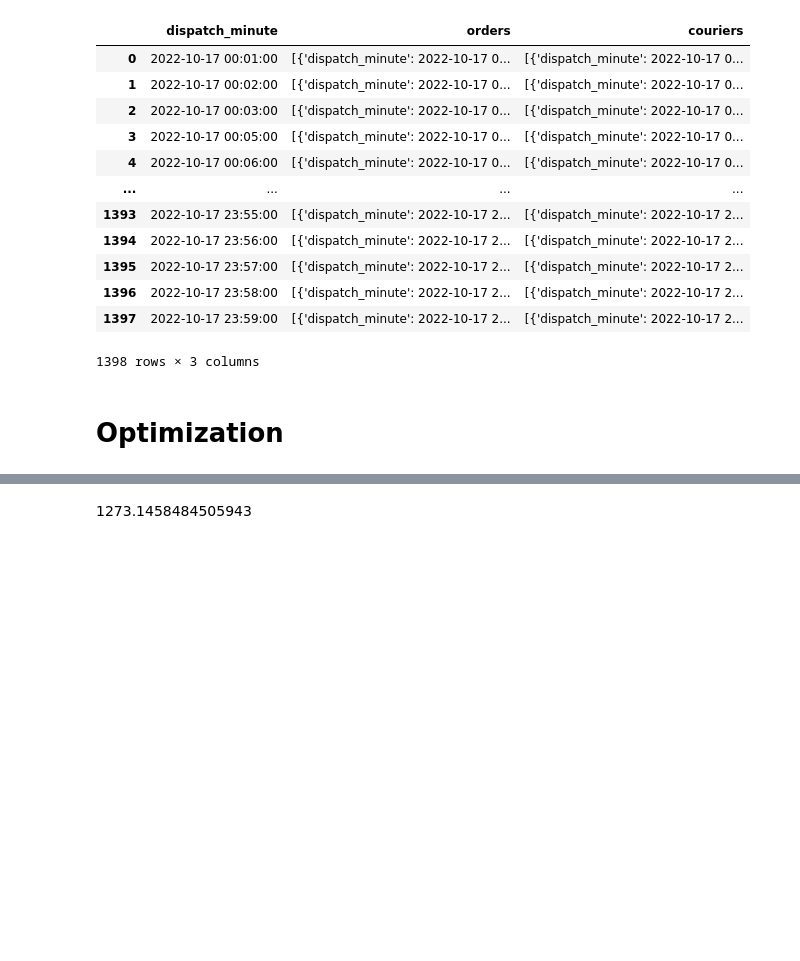
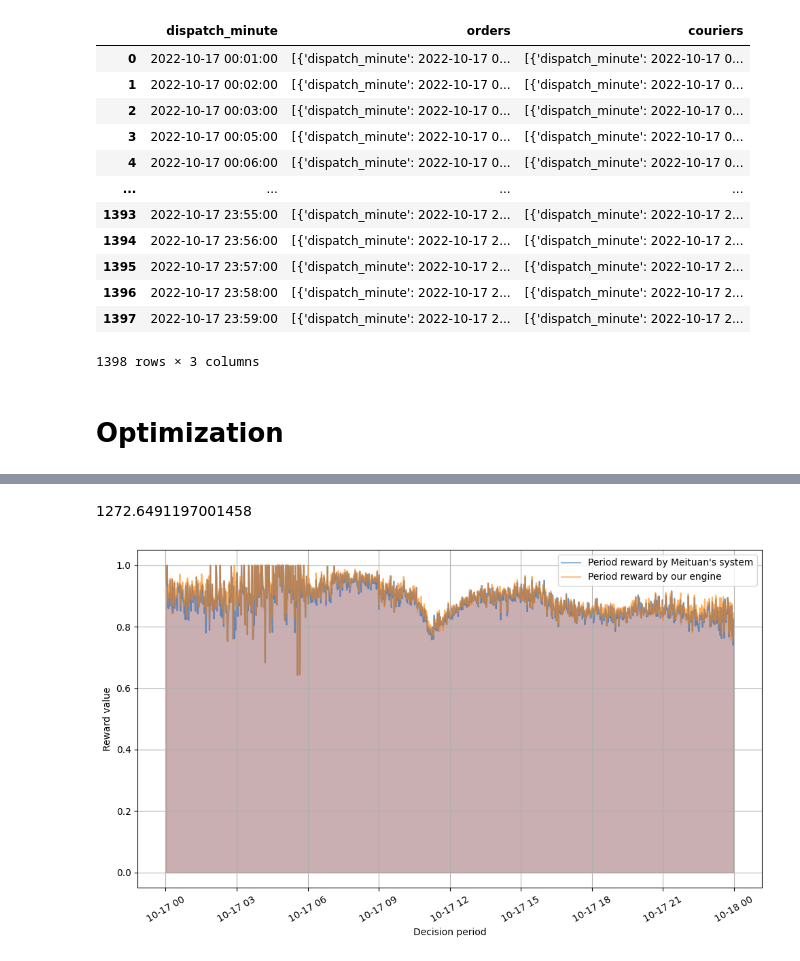
Before and after one commit to nlhphuc/ovgu_scientific_project, a Jupyter notebook: 3.optimization.ipynb, the cells around one changed output, grey strips where cells are left out. Cells and saved outputs as stored; diff of their text form; code cells hidden in the pictures; blank space fills up the shorter version.

```diff
--- a/3.optimization.ipynb
+++ b/3.optimization.ipynb
@@ -560,5 +564,5 @@ print(total_rewards)
 # %% [markdown]
-1273.1458484505943
+1272.6491197001458
 # %%
 orginal_assignments_df["len_orders"] = orginal_assignments_df["orders"].apply(len)
 orginal_assignments_df["len_couriers"] = orginal_assignments_df["couriers"].apply(len)
@@ -570,31 +574,33 @@ merged_df = pd.merge(orginal_assignments_df, to_optimize_df, on='dispatch_minute
 # %%
 merged_df['original_period_reward'] = pd.to_numeric(merged_df['original_period_reward'], errors='coerce')
 merged_df['optimized_period_reward'] = pd.to_numeric(merged_df['optimized_period_reward'], errors='coerce')
 
 # Plot
 plt.figure(figsize=(10, 6))
 plt.plot(merged_df['dispatch_minute'], merged_df['original_period_reward'], label="Period reward by Meituan's system", alpha=0.5)
 plt.plot(merged_df['dispatch_minute'], merged_df['optimized_period_reward'], label="Period reward by our engine", alpha=0.5)
 
 # Fill the entire area below the Original Period Reward
 plt.fill_between(merged_df['dispatch_minute'],
                  merged_df['original_period_reward'],
                  0,  # Extend down to the x-axis
                  color='blue', alpha=0.3)
 
 # Fill the entire area below the Optimized Period Reward
 plt.fill_between(merged_df['dispatch_minute'],
                  merged_df['optimized_period_reward'],
                  0,  # Extend down to the x-axis
                  color='orange', alpha=0.3)
 
 # Customize plot
 plt.xlabel('Decision period')
 plt.ylabel('Reward value')
 plt.legend()
 plt.grid(True)
-plt.xticks(rotation=70)
+plt.xticks(rotation=30)
 
 # Show plot
 plt.tight_layout()
 plt.show()
+# %% [output]
+[figure, added]
```
Also changed, not shown: parts of 3 cells of this notebook.
